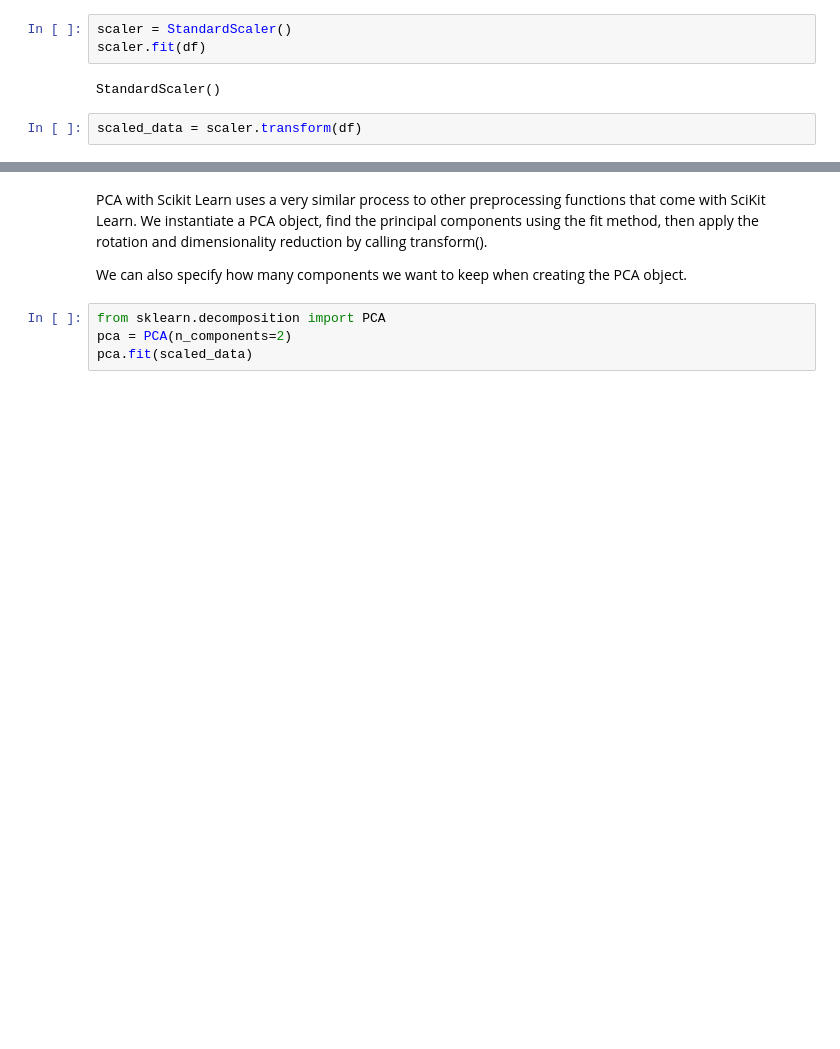
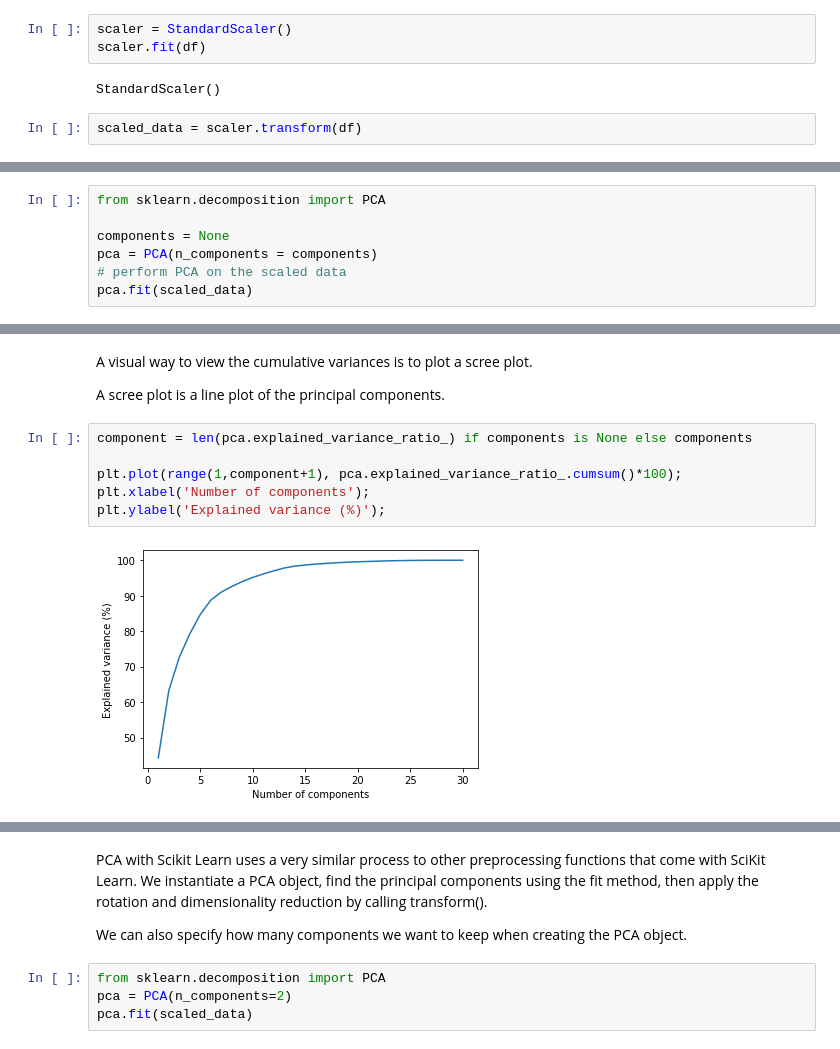
Before and after one commit to mostafa-ja/NLP, a Jupyter notebook: Principal_Component_Analysis.ipynb, the cells around one changed output, grey strips where cells are left out. Saved outputs shown, nothing was run; the diff lists cells and outputs as text; blank space fills up the shorter version.

```diff
--- a/Principal_Component_Analysis.ipynb
+++ b/Principal_Component_Analysis.ipynb
@@ -81,0 +125,7 @@ scaled_data = scaler.transform(df)
+# %%
+from sklearn.decomposition import PCA
+
+components = None
+pca = PCA(n_components = components)
+# perform PCA on the scaled data
+pca.fit(scaled_data)
@@ -81,0 +175,12 @@ scaled_data = scaler.transform(df)
+# %% [markdown]
+A visual way to view the cumulative variances is to plot a scree plot.
+
+A scree plot is a line plot of the principal components.
+# %%
+component = len(pca.explained_variance_ratio_) if components is None else components
+
+plt.plot(range(1,component+1), pca.explained_variance_ratio_.cumsum()*100);
+plt.xlabel('Number of components');
+plt.ylabel('Explained variance (%)');
+# %% [output]
+[figure, added]
```
Also changed, not shown: parts of 26 cells of this notebook.
